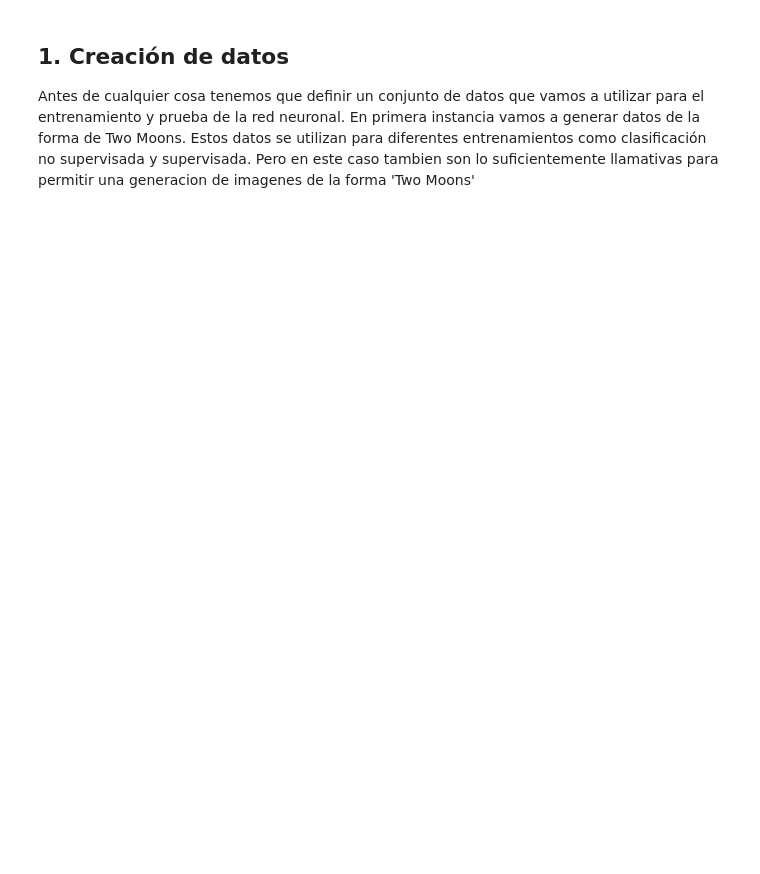
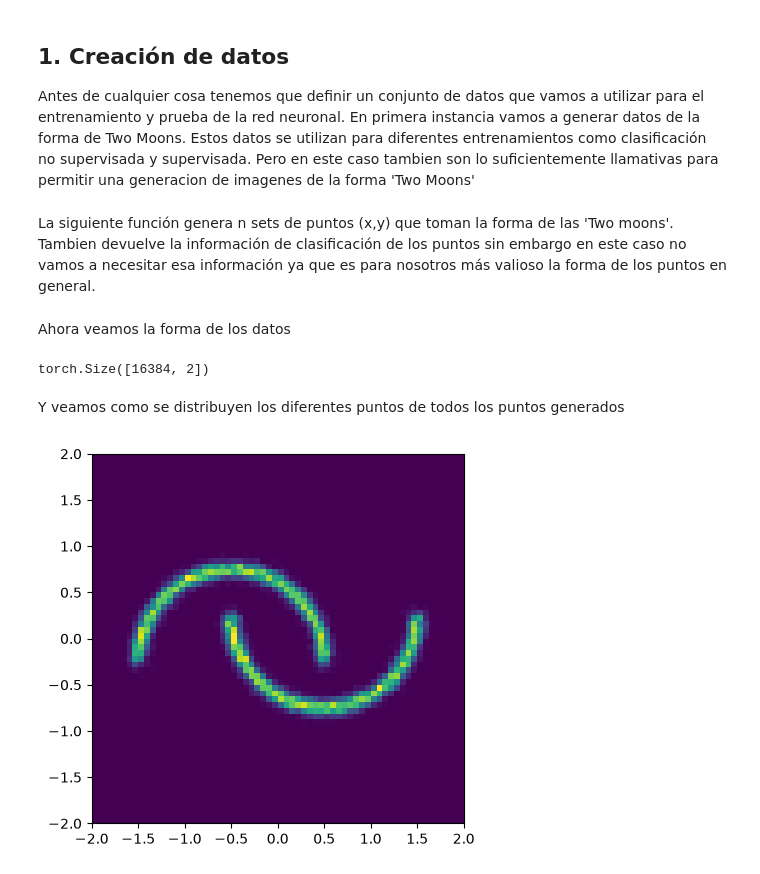
Before and after one commit to tomasSiSa18/TallerFlowMatching, a Jupyter notebook: PropuestaLabFlowMatching.ipynb, the cells around one changed output. Drawn from its saved outputs; the diff is of its cells as text; code cells hidden in the pictures; blank space fills up the shorter version.

```diff
--- a/PropuestaLabFlowMatching.ipynb
+++ b/PropuestaLabFlowMatching.ipynb
@@ -31,3 +62,36 @@ Matplotlib is building the font cache; this may take a moment.
 ## 1. Creación de datos
 
 Antes de cualquier cosa tenemos que definir un conjunto de datos que vamos a utilizar para el entrenamiento y prueba de la red neuronal. En primera instancia vamos a generar datos de la forma de Two Moons. Estos datos se utilizan para diferentes entrenamientos como clasificación no supervisada y supervisada. Pero en este caso tambien son lo suficientemente llamativas para permitir una generacion de imagenes de la forma 'Two Moons'
+# %% [markdown]
+La siguiente función genera n sets de puntos (x,y) que toman la forma de las 'Two moons'. Tambien devuelve la información de clasificación de los puntos sin embargo en este caso no vamos a necesitar esa información ya que es para nosotros más valioso la forma de los puntos en general.
+# %%
+def two_moons(n: int, sigma: float = 5e-2):
+    theta = 2 * torch.pi * torch.rand(n)
+    label = (theta > torch.pi).float()
+
+    x = torch.stack(
+        (
+            torch.cos(theta) + label - 1 / 2,
+            torch.sin(theta) + label / 2 - 1 / 4,
+        ),
+        axis=-1,
+    )
+
+    return torch.normal(x, sigma), label
+
+
+samples, _ = two_moons(16384)
+# %% [markdown]
+Ahora veamos la forma de los datos
+# %%
+samples.shape
+# %% [output]
+torch.Size([16384, 2])
+# %% [markdown]
+Y veamos como se distribuyen los diferentes puntos de todos los puntos generados
+# %%
+plt.figure(figsize=(4.8, 4.8))
+plt.hist2d(*samples.T, bins=64, range=((-2, 2), (-2, 2)))
+plt.show()
+# %% [output]
+[figure, added]
```
Also changed, not shown: parts of 28 cells of this notebook, 1 other file.
